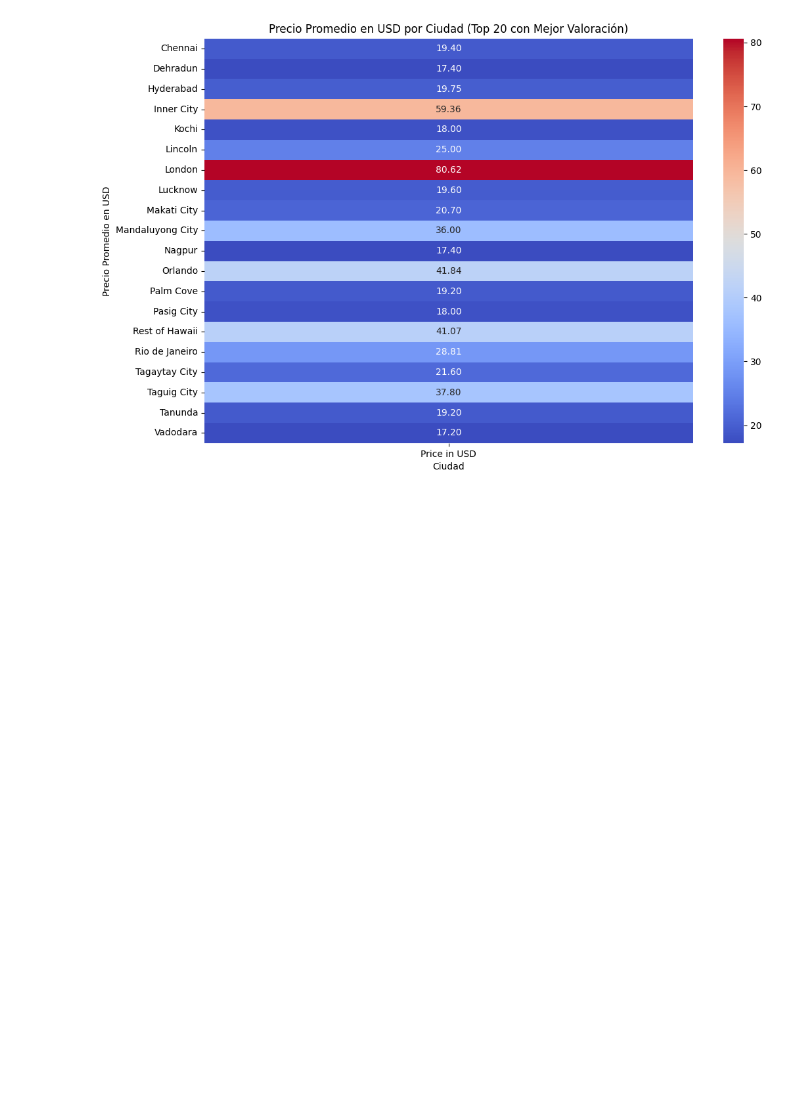
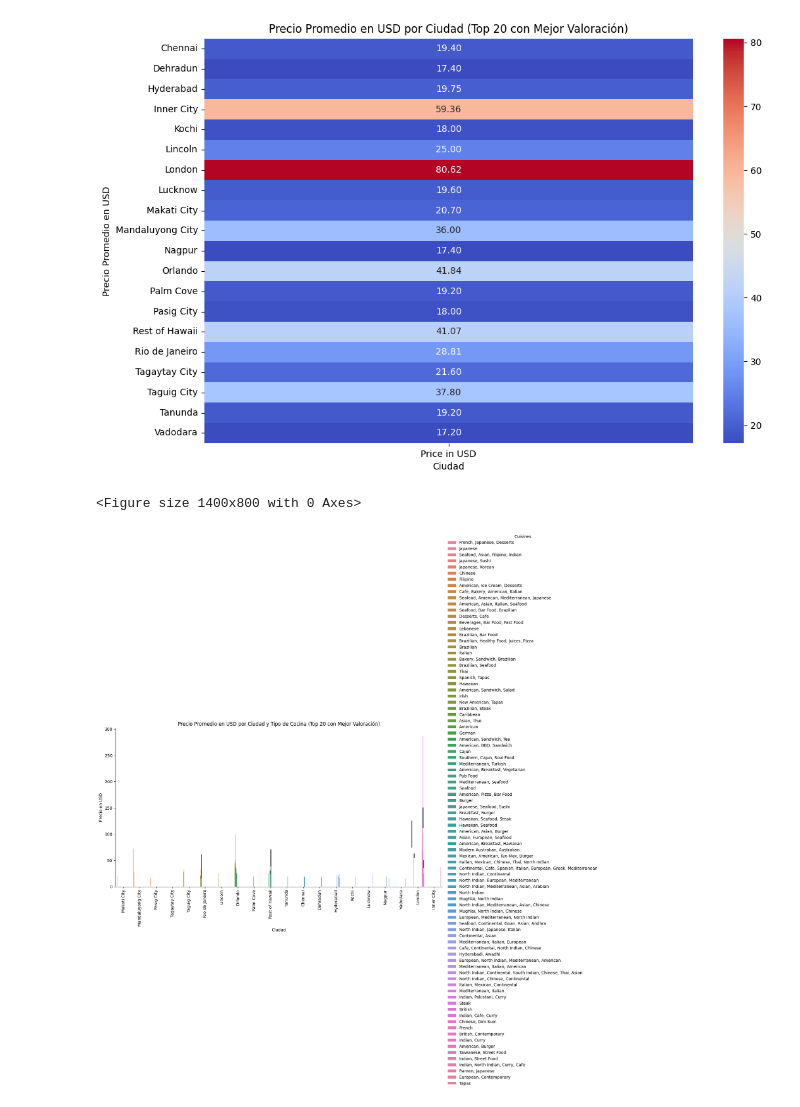
Before and after one commit to fptisato/DataScienceI, a Jupyter notebook: ZOMATO PRIMERA ENTREGA.ipynb, the cells around one changed output. Drawn from its saved outputs; the diff is of its cells as text; code cells hidden in the pictures; blank space fills up the shorter version.

```diff
--- a/ZOMATO PRIMERA ENTREGA.ipynb
+++ b/ZOMATO PRIMERA ENTREGA.ipynb
@@ -519,3 +552,15 @@ plt.ylabel('Precio Promedio en USD')
 plt.show()
 # %% [output]
 [figure]
+# %%
+# Crear un catplot con hue
+plt.figure(figsize=(14, 8))
+sns.catplot(data=df_top_20, x='City', y='Price in USD', hue='Cuisines', kind='bar', height=6, aspect=2)
+plt.xticks(rotation=90)
+plt.title('Precio Promedio en USD por Ciudad y Tipo de Cocina (Top 20 con Mejor Valoración)')
+plt.xlabel('Ciudad')
+plt.ylabel('Precio en USD')
+plt.show()
+# %% [output]
+<Figure size 1400x800 with 0 Axes>
+[figure, added]
```
Also changed, not shown: parts of 2 cells of this notebook.
